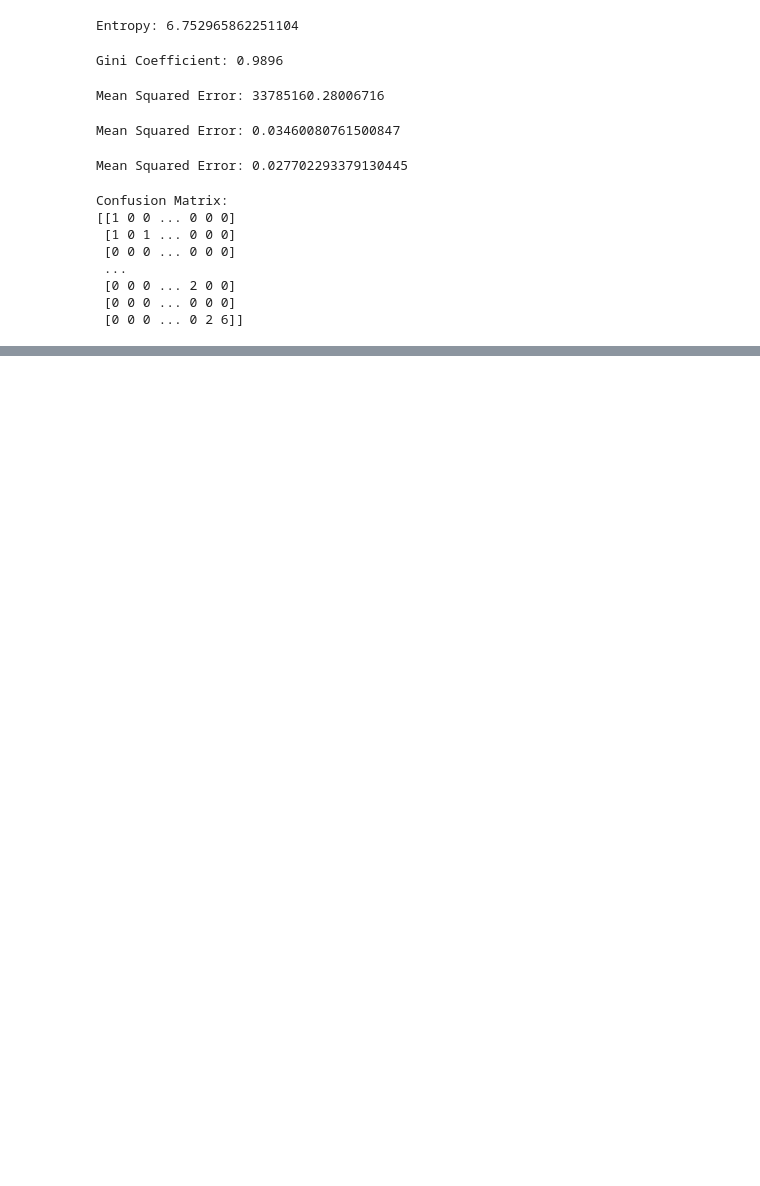
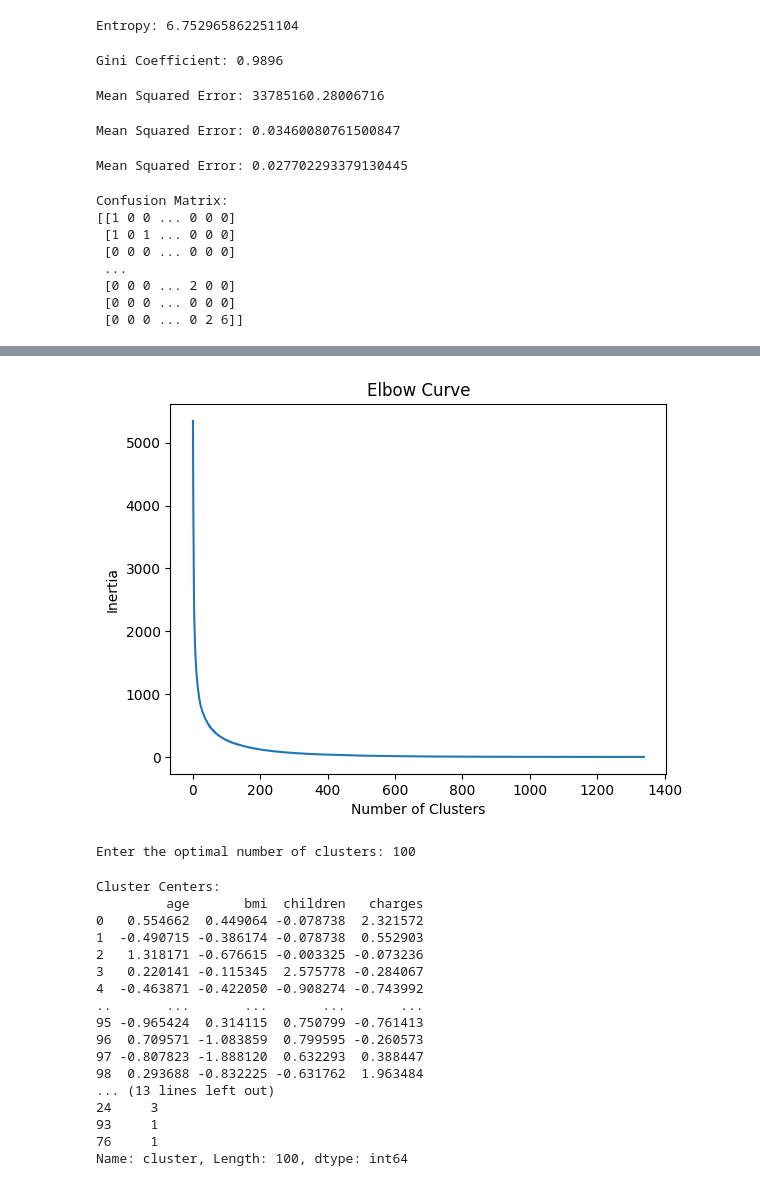
Before and after one commit to achu-narayan-s/Internship, a Jupyter notebook: datatrained_practice_code.ipynb, the cells around one changed output, grey strips where cells are left out. Saved outputs shown, nothing was run; the diff lists cells and outputs as text; code cells hidden in the pictures; blank space fills up the shorter version.

```diff
--- a/datatrained_practice_code.ipynb
+++ b/datatrained_practice_code.ipynb
@@ -376,0 +532,70 @@ Confusion Matrix:
+# %%
+import pandas as pd
+import numpy as np
+import matplotlib.pyplot as plt
+from sklearn.cluster import KMeans
+
+# Read the CSV file into a DataFrame
+url = "https://raw.githubusercontent.com/dsrscientist/dataset4/main/medical_cost_insurance.csv"
+data = pd.read_csv(url)
+
+# Select the features for clustering
+features = ['age', 'bmi', 'children', 'charges']
+
+# Extract the selected features from the data
+X = data[features]
+
+# Perform feature scaling
+X_scaled = (X - X.mean()) / X.std()
+
+# Determine the optimal number of clusters using the elbow method
+inertia = []
+for k in range(1, 1339):
+    kmeans = KMeans(n_clusters=k, random_state=42)
+    kmeans.fit(X_scaled)
+    inertia.append(kmeans.inertia_)
+
+# Plot the elbow curve
+plt.plot(range(1, 1339), inertia)
+plt.xlabel('Number of Clusters')
+plt.ylabel('Inertia')
+plt.title('Elbow Curve')
+plt.show()
+
+# Choose the optimal number of clusters based on the elbow curve
+n_clusters = int(input("Enter the optimal number of clusters:"))
+
+# Apply K-means clustering with the chosen number of clusters
+kmeans = KMeans(n_clusters=n_clusters, random_state=42)
+kmeans.fit(X_scaled)
+
+# Add the cluster labels to the original data
+data['cluster'] = kmeans.labels_
+
+# Print the cluster centers
+print("Cluster Centers:")
+print(pd.DataFrame(kmeans.cluster_centers_, columns=features))
+
+# Print the count of data points in each cluster
+print("\nCluster Counts:")
+print(data['cluster'].value_counts())
+# %% [output]
+[figure, added]
+Enter the optimal number of clusters: 100
+Cluster Centers:
+         age       bmi  children   charges
+0   0.554662  0.449064 -0.078738  2.321572
+1  -0.490715 -0.386174 -0.078738  0.552903
+2   1.318171 -0.676615 -0.003325 -0.073236
+3   0.220141 -0.115345  2.575778 -0.284067
+4  -0.463871 -0.422050 -0.908274 -0.743992
+..       ...       ...       ...       ...
+95 -0.965424  0.314115  0.750799 -0.761413
+96  0.709571 -1.083859  0.799595 -0.260573
+97 -0.807823 -1.888120  0.632293  0.388447
+98  0.293688 -0.832225 -0.631762  1.963484
+... (13 lines left out)
+24     3
+93     1
+76     1
+Name: cluster, Length: 100, dtype: int64
```
Also changed, not shown: parts of 8 cells of this notebook.
